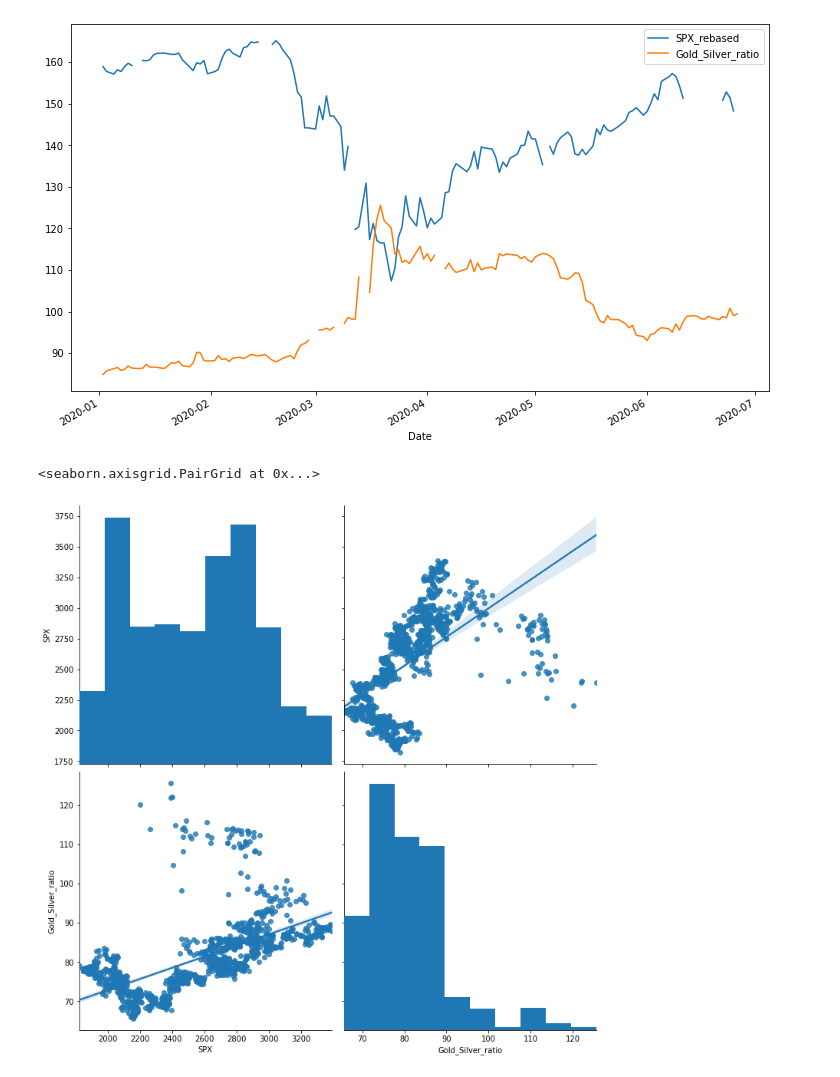
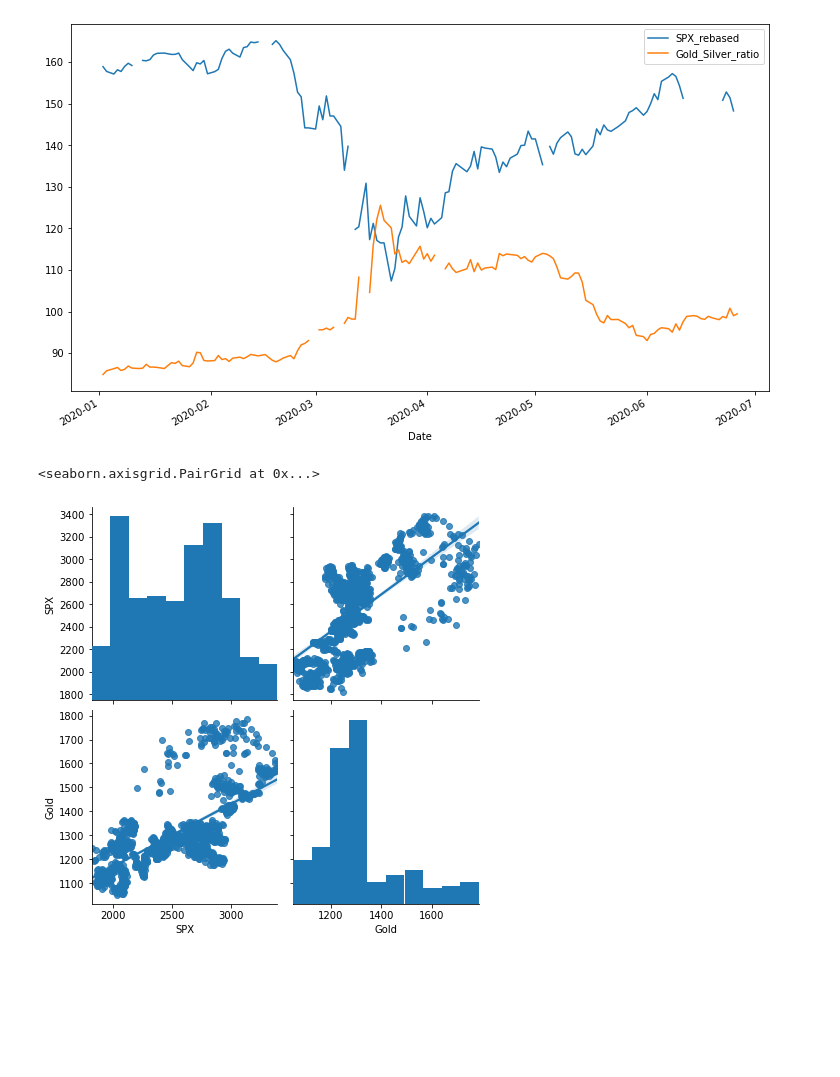
Before and after one commit to piotr-de/markets-ai, a Jupyter notebook: api_test.ipynb, the cells around one changed output. Drawn from its saved outputs; the diff is of its cells as text; code cells hidden in the pictures; blank space fills up the shorter version.

Commit message:
Correlation plotting (2)

```diff
--- a/api_test.ipynb
+++ b/api_test.ipynb
@@ -80,7 +80,7 @@ spx_metals.loc["2020-01-01":, ["SPX_rebased", "Gold_Silver_ratio"]].plot(figsize
 <matplotlib.axes._subplots.AxesSubplot at 0x...>
 [figure]
 # %%
-sns.pairplot(spx_metals, vars=["SPX", "Gold_Silver_ratio"], kind="reg", height=5)
+sns.pairplot(spx_metals, vars=["SPX", "Gold"], kind="reg", height=3)
 # %% [output]
 <seaborn.axisgrid.PairGrid at 0x...>
-[figure, old version]
+[figure, new version]
```
